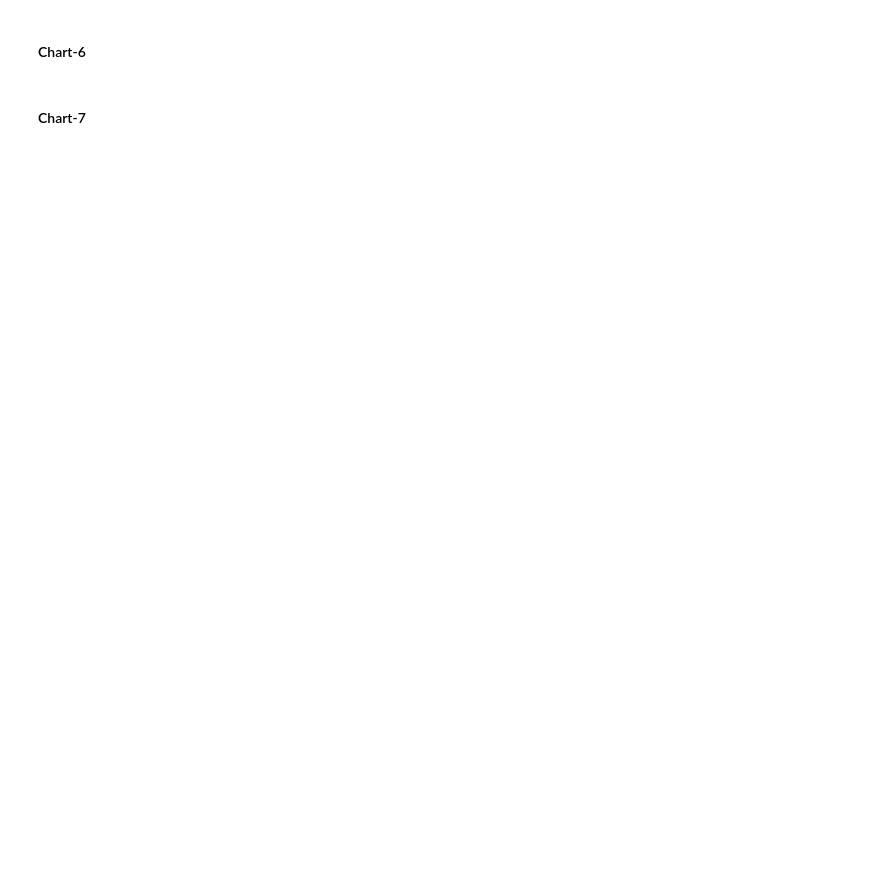
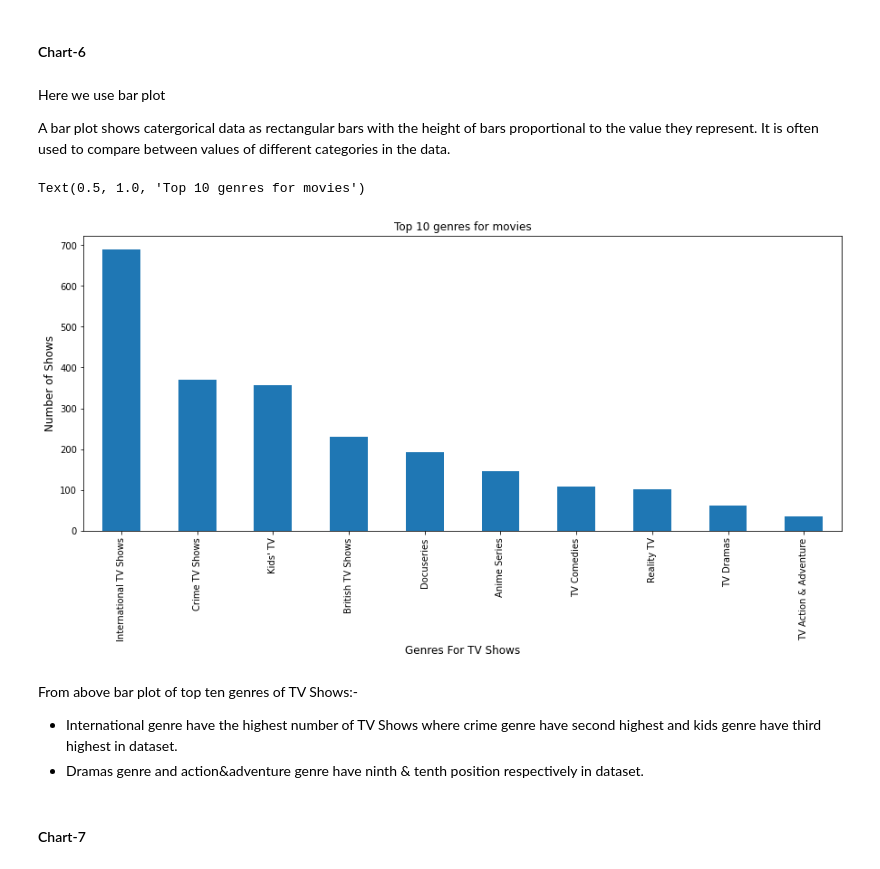
Before and after one commit to KrushnaChaure/Netflix-Movies-and-TV-Shows-Clustering, a Jupyter notebook: Krushna_Chaure_Netflix_Movies_and_TV_Shows_Clustering_Capstone_Project.ipynb, the cells around one changed output. Drawn from its saved outputs; the diff is of its cells as text; code cells hidden in the pictures; blank space fills up the shorter version.

```diff
--- a/Krushna_Chaure_Netflix_Movies_and_TV_Shows_Clustering_Capstone_Project.ipynb
+++ b/Krushna_Chaure_Netflix_Movies_and_TV_Shows_Clustering_Capstone_Project.ipynb
@@ -834,4 +855,23 @@ From above distplot:-
 # %% [markdown]
 #### Chart-6
+# %% [markdown]
+Here we use bar plot
+
+A bar plot shows catergorical data as rectangular bars with the height of bars proportional to the value they represent. It is often used to compare between values of different categories in the data.
+# %%
+# Top 10 genre for movies
+plt.figure(figsize=(15,6))
+dataset[dataset['type']=='TV Show'].listed_in.value_counts().nlargest(10).plot(kind='bar')
+plt.xlabel('Genres For TV Shows',fontsize=12)
+plt.ylabel('Number of TV Shows',fontsize=12)
+plt.title('Top 10 genres for TV Shows')
+# %% [output]
+Text(0.5, 1.0, 'Top 10 genres for movies')
+[figure, added]
+# %% [markdown]
+From above bar plot of top ten genres of TV Shows:-
+
+*   International genre have the highest number of TV Shows where crime genre have second highest and kids genre have third highest in dataset.
+*   Dramas genre and action&adventure genre have ninth & tenth position respectively in dataset.
 # %% [markdown]
 #### Chart-7
```
Also changed, not shown: parts of 30 cells of this notebook.
